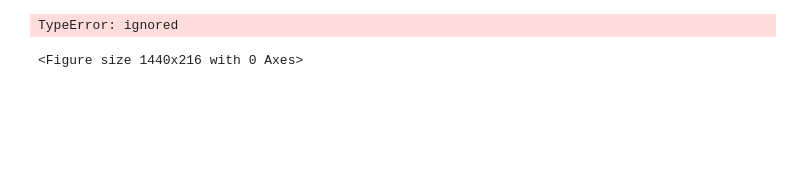
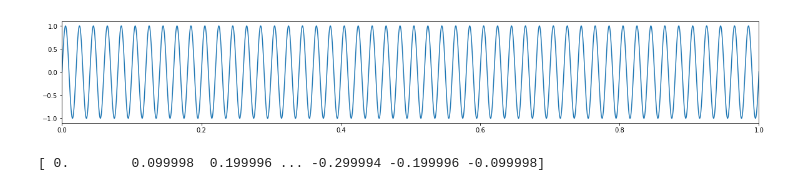
Before and after one commit to pascalfriederich/programming_exercises, a Jupyter notebook: exercise04_lock_in_amp.ipynb, the cells around one changed output. Cells and saved outputs as stored; diff of their text form; code cells hidden in the pictures; blank space fills up the shorter version.

```diff
--- a/exercise04_lock_in_amp.ipynb
+++ b/exercise04_lock_in_amp.ipynb
@@ -15,19 +15,22 @@ phase = 0
 
 frequency_ref = 50.0
 # make a sine wave with frequecy "frequency_ref": Remember that a sine is f(t) = sin(2*pi*freq*t + phase)
-signal_ref = sin(2*pi*frequency_ref*times)
+signal_ref = np.sin(2*pi*frequency_ref*times)
-# %% [output]
-TypeError: ignored
 # %%
 plt.figure(figsize = (20, 3))
+plt.plot(times, signal_ref, "-")
+plt.xlim(0,1)
 # plot the signal_ref as a function of time, and show time interval 0 to 1
 plt.show()
 # %% [output]
-<Figure size 1440x216 with 0 Axes>
+[figure, added]
 # %%
 # Fourier transform functions
 signal_ref_spectrum = rfft(signal_ref)
 frequencies = fftfreq(signal_ref.size, d=times[1]-times[0])/2.0
+print(frequencies)
 order = np.argsort(frequencies)
+# %% [output]
+[ 0.        0.099998  0.199996 ... -0.299994 -0.199996 -0.099998]
 # %%
 max_freq_to_plot = 100.0
```
Also changed, not shown: parts of 8 cells of this notebook.
